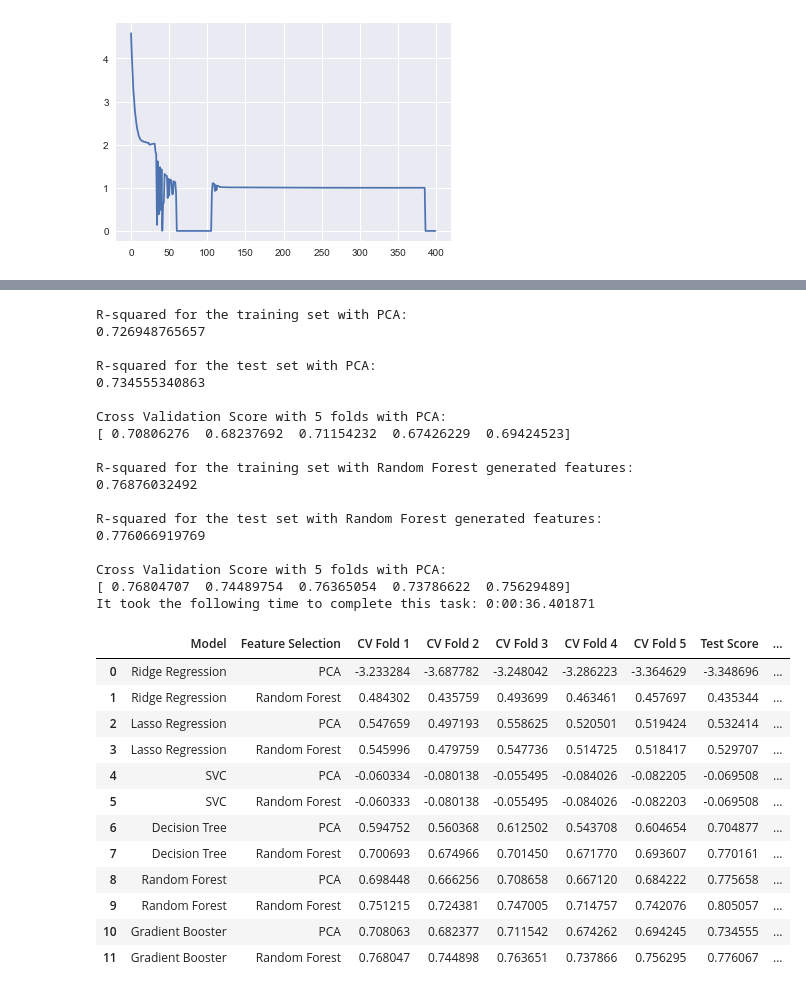
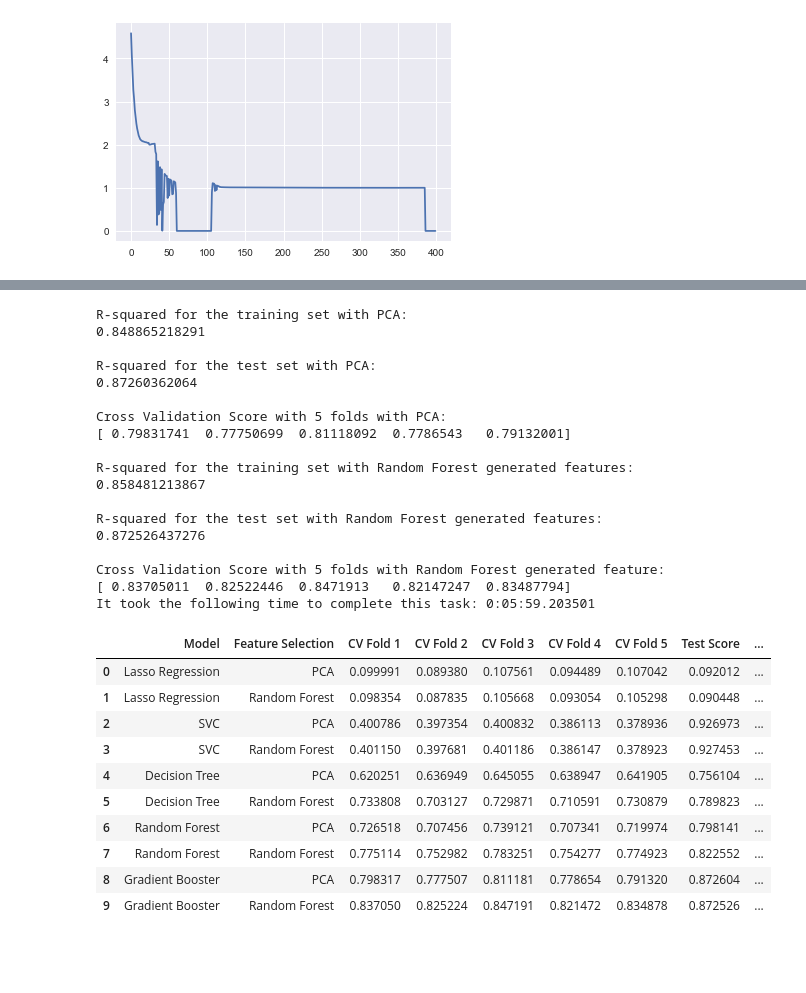
Before and after one commit to CincyBC/Thinkful, a Jupyter notebook: Unit 3 Potpourri Housing Prices.ipynb, the cells around one changed output, grey strips where cells are left out. Drawn from its saved outputs; the diff is of its cells as text; code cells hidden in the pictures; blank space fills up the shorter version.

```diff
--- a/Unit 3 Potpourri Housing Prices.ipynb
+++ b/Unit 3 Potpourri Housing Prices.ipynb
@@ -544,9 +544,7 @@ It took the following time to complete this task: 0:02:21.331475
 # %%
 #Make a list to store our results for a comparison at the end
-results = pd.DataFrame(index=range(12))
-results['Model'] = ['Ridge Regression',
-                    'Ridge Regression',
-                    'Lasso Regression',
+results = pd.DataFrame(index=range(10))
+results['Model'] = ['Lasso Regression',
                     'Lasso Regression',
                     'SVC', 'SVC',
                     'Decision Tree', 'Decision Tree',
@@ -556,7 +554,6 @@ results['Model'] = ['Ridge Regression',
                     'Gradient Booster'
                     ]
 results['Feature Selection'] = ['PCA', 'Random Forest',
-                               'PCA', 'Random Forest',
                                'PCA', 'Random Forest',
                                 'PCA', 'Random Forest',
                                'PCA', 'Random Forest',
@@ -797,7 +755,7 @@ It took the following time to complete this task: 0:02:50.965766
 # %%
 start = datetime.now()
 #Now let's model with Gradient Boosting
-regr = GradientBoostingRegressor(loss='ls', learning_rate=0.1, n_estimators=1000, subsample=1.0,
+regr = GradientBoostingRegressor(loss='ls', learning_rate=0.1, n_estimators=500, subsample=1.0,
                                  criterion='friedman_mse', min_samples_split=2, min_samples_leaf=1,
                                  min_weight_fraction_leaf=0.0, max_depth=3, min_impurity_decrease=0.0,
                                  min_impurity_split=None, init=None, random_state=None, max_features=None,
@@ -808,43 +766,41 @@ testing_func(regr)
 print('It took the following time to complete this task:', datetime.now() - start)
 # %% [output]
 R-squared for the training set with PCA:
-0.726948765657
+0.848865218291
 
 R-squared for the test set with PCA:
-0.734555340863
+0.87260362064
 
 Cross Validation Score with 5 folds with PCA:
-[ 0.70806276  0.68237692  0.71154232  0.67426229  0.69424523]
+[ 0.79831741  0.77750699  0.81118092  0.7786543   0.79132001]
 
 R-squared for the training set with Random Forest generated features:
-0.76876032492
+0.858481213867
 
 R-squared for the test set with Random Forest generated features:
-0.776066919769
+0.872526437276
 
-Cross Validation Score with 5 folds with PCA:
-[ 0.76804707  0.74489754  0.76365054  0.73786622  0.75629489]
-It took the following time to complete this task: 0:00:36.401871
+Cross Validation Score with 5 folds with Random Forest generated feature:
+[ 0.83705011  0.82522446  0.8471913   0.82147247  0.83487794]
+It took the following time to complete this task: 0:05:59.203501
 # %%
 results2 = pd.DataFrame({'Train Score': Train_Score, 'Test Score': Test_Score, 'CV Fold 1': fold1,
                             'CV Fold 2': fold2, 'CV Fold 3': fold3, 'CV Fold 4': fold4, 'CV Fold 5': fold5})
 results = pd.concat([results, results2], axis=1)
 
-results.head(15)
+results.head(10)
 # %% [output]
 |  | Model | Feature Selection | CV Fold 1 | CV Fold 2 | CV Fold 3 | CV Fold 4 | CV Fold 5 | Test Score | ... |
-| 0 | Ridge Regression | PCA | -3.233284 | -3.687782 | -3.248042 | -3.286223 | -3.364629 | -3.348696 | ... |
-| 1 | Ridge Regression | Random Forest | 0.484302 | 0.435759 | 0.493699 | 0.463461 | 0.457697 | 0.435344 | ... |
-| 2 | Lasso Regression | PCA | 0.547659 | 0.497193 | 0.558625 | 0.520501 | 0.519424 | 0.532414 | ... |
-| 3 | Lasso Regression | Random Forest | 0.545996 | 0.479759 | 0.547736 | 0.514725 | 0.518417 | 0.529707 | ... |
-| 4 | SVC | PCA | -0.060334 | -0.080138 | -0.055495 | -0.084026 | -0.082205 | -0.069508 | ... |
-| 5 | SVC | Random Forest | -0.060333 | -0.080138 | -0.055495 | -0.084026 | -0.082203 | -0.069508 | ... |
-| 6 | Decision Tree | PCA | 0.594752 | 0.560368 | 0.612502 | 0.543708 | 0.604654 | 0.704877 | ... |
-| 7 | Decision Tree | Random Forest | 0.700693 | 0.674966 | 0.701450 | 0.671770 | 0.693607 | 0.770161 | ... |
-| 8 | Random Forest | PCA | 0.698448 | 0.666256 | 0.708658 | 0.667120 | 0.684222 | 0.775658 | ... |
-| 9 | Random Forest | Random Forest | 0.751215 | 0.724381 | 0.747005 | 0.714757 | 0.742076 | 0.805057 | ... |
-| 10 | Gradient Booster | PCA | 0.708063 | 0.682377 | 0.711542 | 0.674262 | 0.694245 | 0.734555 | ... |
-| 11 | Gradient Booster | Random Forest | 0.768047 | 0.744898 | 0.763651 | 0.737866 | 0.756295 | 0.776067 | ... |
+| 0 | Lasso Regression | PCA | 0.099991 | 0.089380 | 0.107561 | 0.094489 | 0.107042 | 0.092012 | ... |
+| 1 | Lasso Regression | Random Forest | 0.098354 | 0.087835 | 0.105668 | 0.093054 | 0.105298 | 0.090448 | ... |
+| 2 | SVC | PCA | 0.400786 | 0.397354 | 0.400832 | 0.386113 | 0.378936 | 0.926973 | ... |
+| 3 | SVC | Random Forest | 0.401150 | 0.397681 | 0.401186 | 0.386147 | 0.378923 | 0.927453 | ... |
+| 4 | Decision Tree | PCA | 0.620251 | 0.636949 | 0.645055 | 0.638947 | 0.641905 | 0.756104 | ... |
+| 5 | Decision Tree | Random Forest | 0.733808 | 0.703127 | 0.729871 | 0.710591 | 0.730879 | 0.789823 | ... |
+| 6 | Random Forest | PCA | 0.726518 | 0.707456 | 0.739121 | 0.707341 | 0.719974 | 0.798141 | ... |
+| 7 | Random Forest | Random Forest | 0.775114 | 0.752982 | 0.783251 | 0.754277 | 0.774923 | 0.822552 | ... |
+| 8 | Gradient Booster | PCA | 0.798317 | 0.777507 | 0.811181 | 0.778654 | 0.791320 | 0.872604 | ... |
+| 9 | Gradient Booster | Random Forest | 0.837050 | 0.825224 | 0.847191 | 0.821472 | 0.834878 | 0.872526 | ... |
 # %%
 results.describe()
 # %% [output]
```
Also changed, not shown: parts of 16 cells of this notebook.
